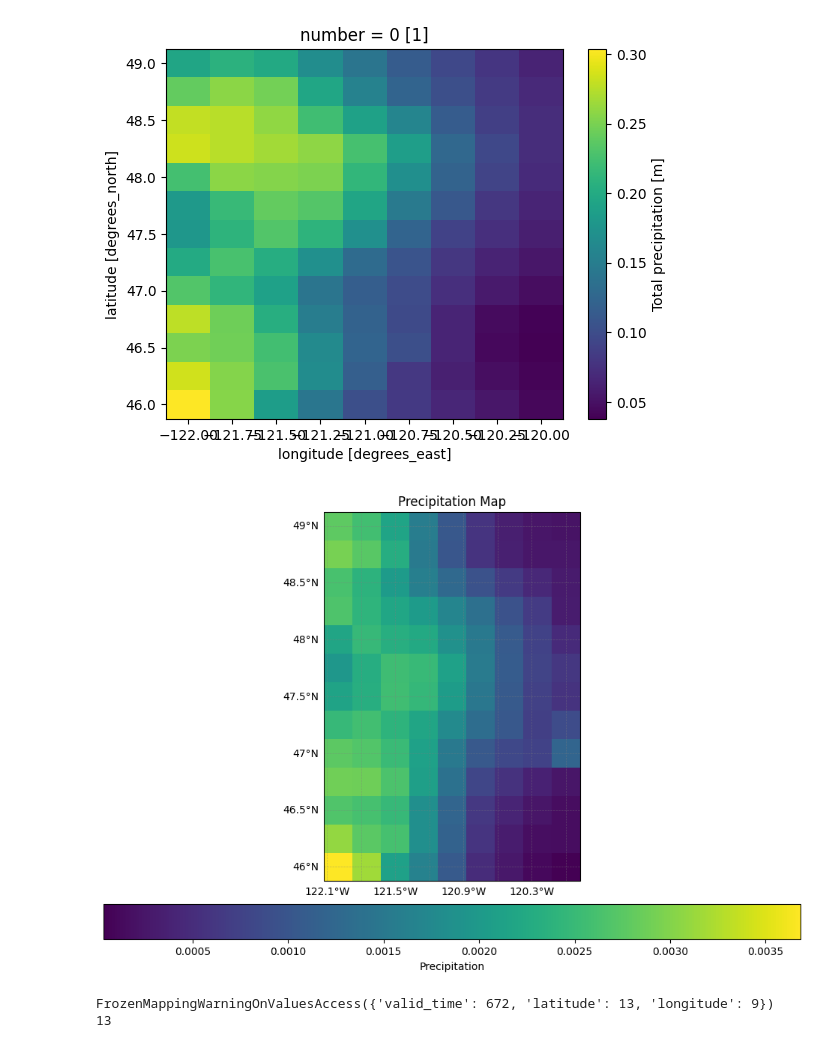
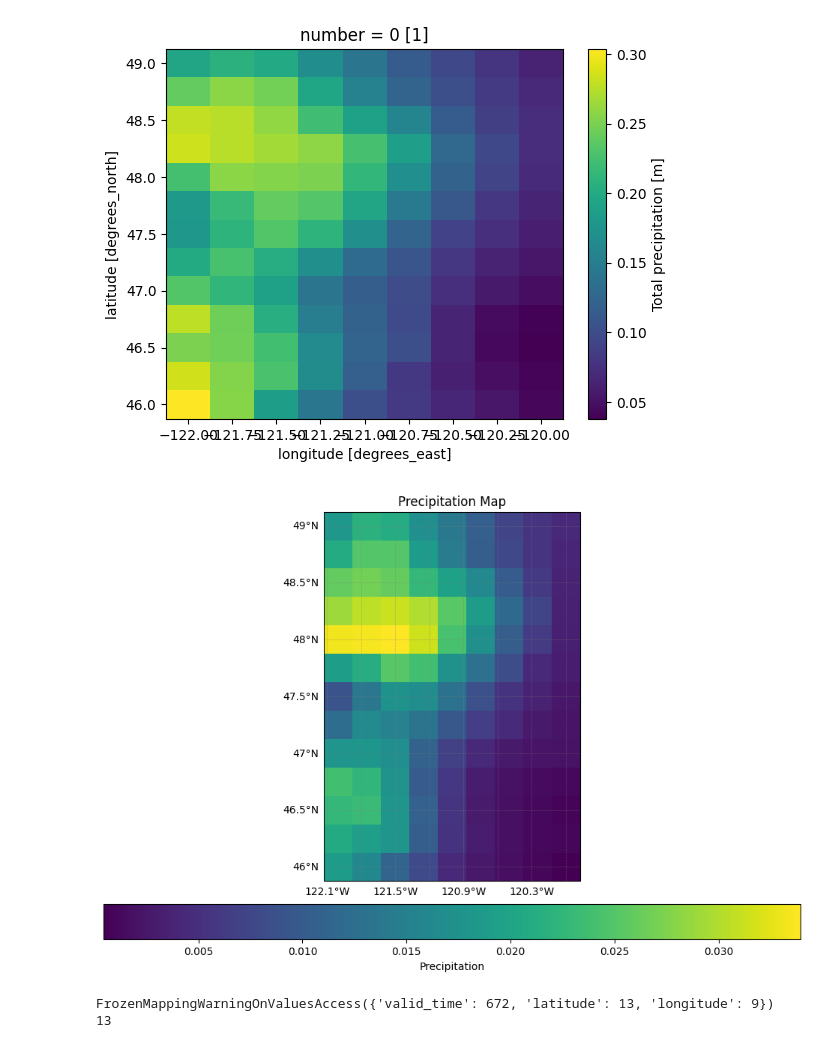
Before and after one commit to joeyh0/DRP_Spr2025, a Jupyter notebook: Scripts/Week1_xarray.ipynb, the cells around one changed output. Cells and saved outputs as stored; diff of their text form; code cells hidden in the pictures.

```diff
--- a/Scripts/Week1_xarray.ipynb
+++ b/Scripts/Week1_xarray.ipynb
@@ -78,26 +78,26 @@ aggregate["tp"].plot()
 # %%
 data_precip_var = data_precip['tp']
 longitude_var = data_precip['longitude']
 latitude_var = data_precip['latitude']
 
-data_to_plot = data_precip_var.isel(valid_time=0)
+data_to_plot = data_precip['tp'].sel(valid_time = "2025-02-01").groupby('longitude').sum(dim = "valid_time")
 data_to_plot
 
 fig = plt.figure(figsize=(12, 8))
 ax = fig.add_subplot(1, 1, 1, projection=ccrs.PlateCarree())
 lon_2d, lat_2d = np.meshgrid(longitude_var, latitude_var)
 im = ax.pcolormesh(lon_2d, lat_2d, data_to_plot, transform=ccrs.PlateCarree(), cmap='viridis')
 cbar = plt.colorbar(im, ax=ax, orientation='horizontal', pad=0.05)
 cbar.set_label("Precipitation")
 gl = ax.gridlines(crs=ccrs.PlateCarree(), draw_labels=True,
                   linewidth=0.5, color='gray', alpha=0.5, linestyle='--')
 gl.top_labels = False
 gl.right_labels = False
 
 ax.set_title('Precipitation Map')
 plt.show()
 # %% [output]
-[figure, old version]
+[figure, new version]
 # %%
 print(data_precip.dims)
 print(data_precip.dims['latitude'])
```
Also changed, not shown: 7 other files.
